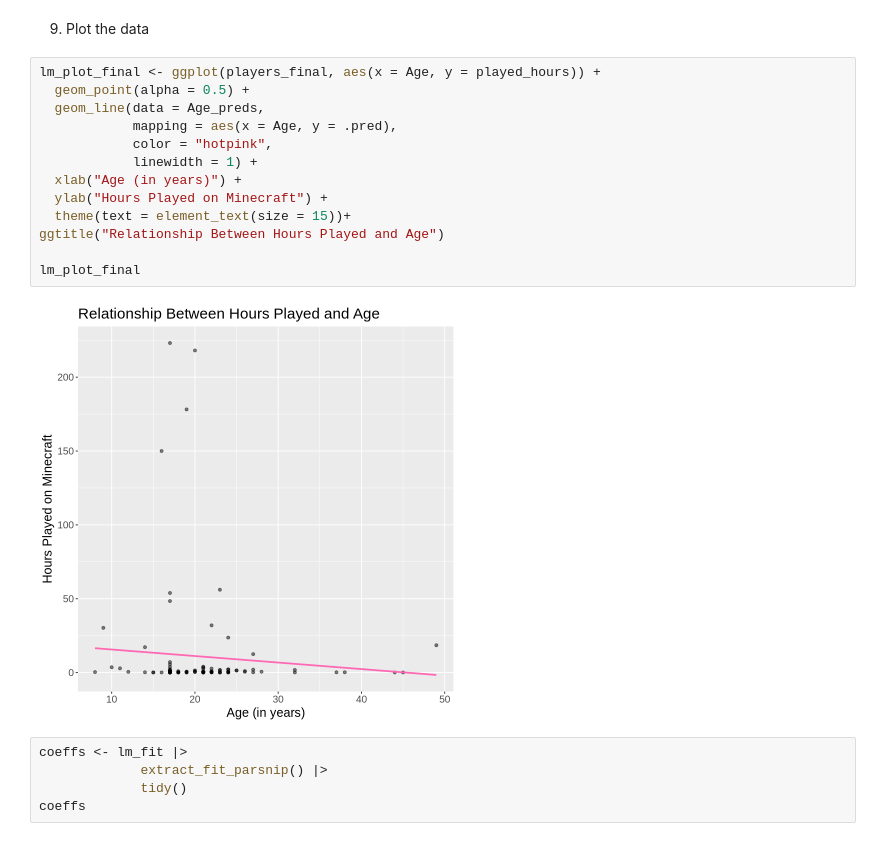
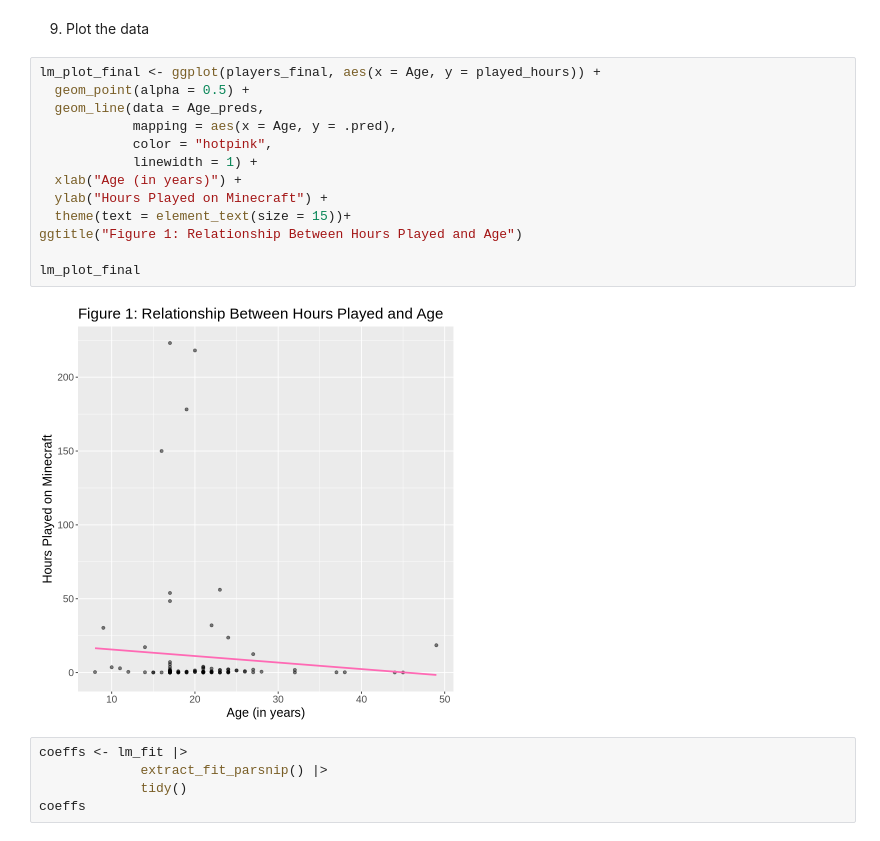
Before and after one commit to cindyttt/dsci-100-2025-final-project, a Jupyter notebook: analysis.ipynb, the cells around one changed output. Cells and saved outputs as stored; diff of their text form.

```diff
--- a/analysis.ipynb
+++ b/analysis.ipynb
@@ -256,18 +289,18 @@ Age_preds <- predict(lm_fit, new_data = Age_prediction_grid) |>
 # %%
 lm_plot_final <- ggplot(players_final, aes(x = Age, y = played_hours)) +
   geom_point(alpha = 0.5) +
   geom_line(data = Age_preds,
             mapping = aes(x = Age, y = .pred),
             color = "hotpink",
             linewidth = 1) +
   xlab("Age (in years)") +
   ylab("Hours Played on Minecraft") +
   theme(text = element_text(size = 15))+
-ggtitle("Relationship Between Hours Played and Age")
+ggtitle("Figure 1: Relationship Between Hours Played and Age")
 
 lm_plot_final
 # %% [output]
-[figure, old version]
+[figure, new version]
 # %%
 coeffs <- lm_fit |>
              extract_fit_parsnip() |>
```
Also changed, not shown: parts of 7 cells of this notebook.
